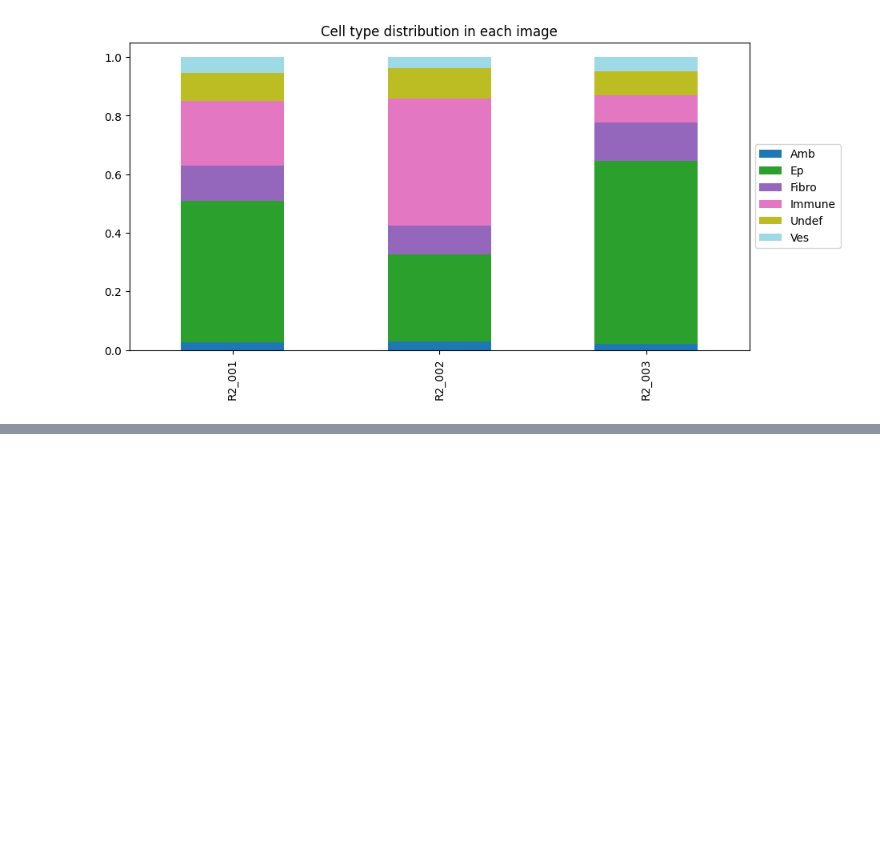
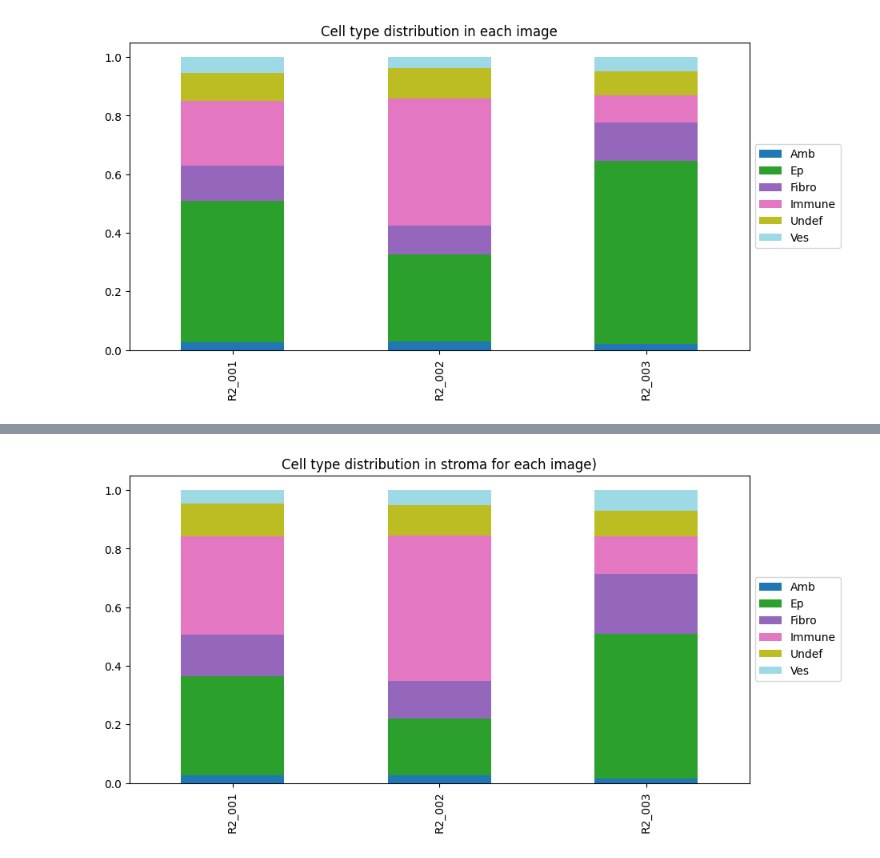
Before and after one commit to PattaWapee/IMCprocess, a Jupyter notebook: notebooks/mask_analysis/mask_analysis_full_pipeline/01pipeline_level1.ipynb, the cells around one changed output, grey strips where cells are left out. Saved outputs shown, nothing was run; the diff lists cells and outputs as text; code cells hidden in the pictures; blank space fills up the shorter version.

```diff
--- a/notebooks/mask_analysis/mask_analysis_full_pipeline/01pipeline_level1.ipynb
+++ b/notebooks/mask_analysis/mask_analysis_full_pipeline/01pipeline_level1.ipynb
@@ -229,0 +240,13 @@ plt.show()
+# %%
+str_list = [ df[df.location=='stroma'] for df in cells_data_list]
+str_count = get_cell_count_df(str_list, 'level1',img_info)
+
+ax = str_count.plot(kind='bar', stacked=True,
+                    colormap='tab20',
+                    figsize=(10,5),
+                    title='Cell type distribution in stroma for each image)')
+ax.legend(loc='center left', bbox_to_anchor=(1, 0.5))
+plt.savefig('output/plot/cell_type_distribution_stroma_level1.png', bbox_inches='tight')
+plt.show()
+# %% [output]
+[figure, added]
```
Also changed, not shown: parts of 8 cells of this notebook, 4 other files.
